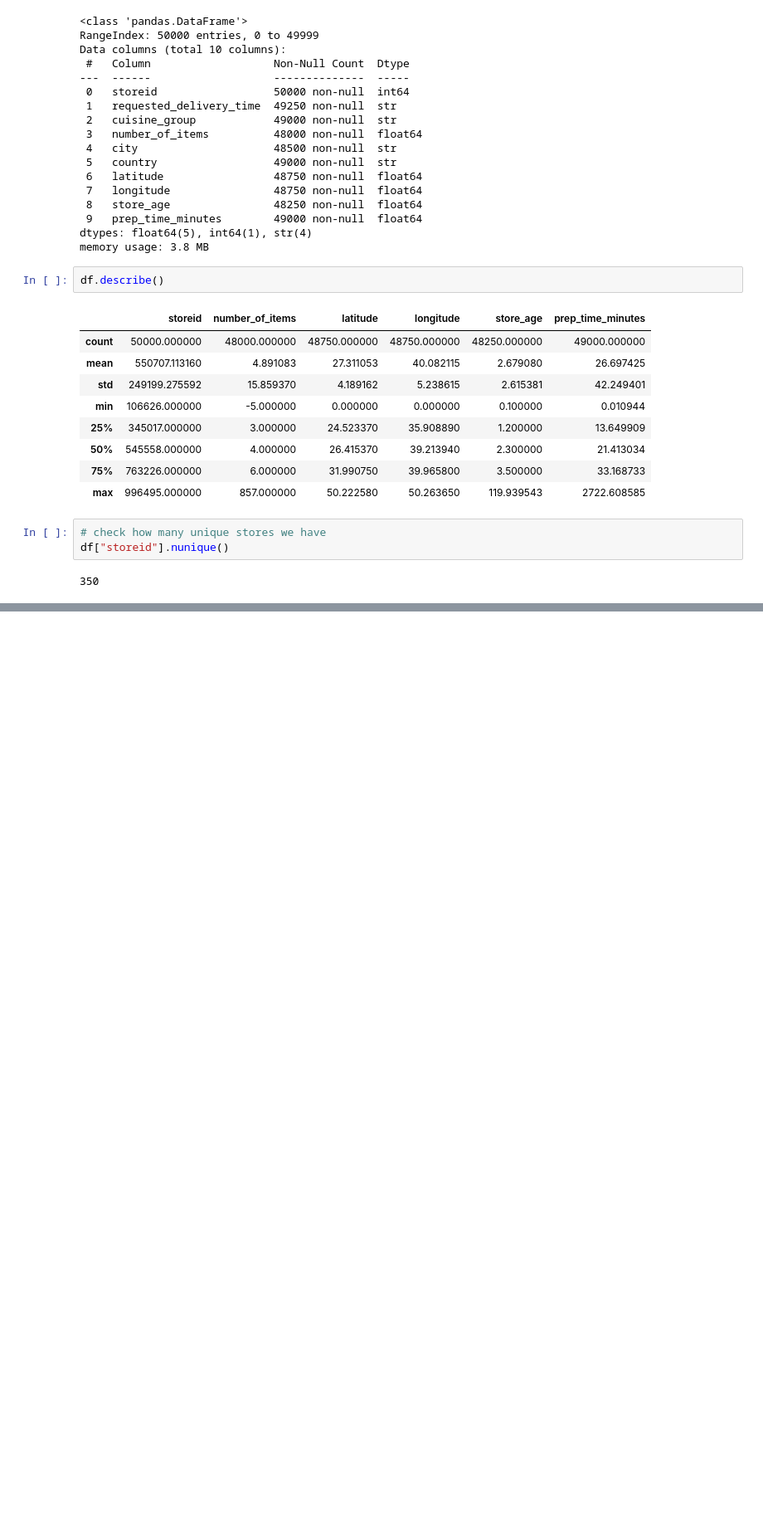
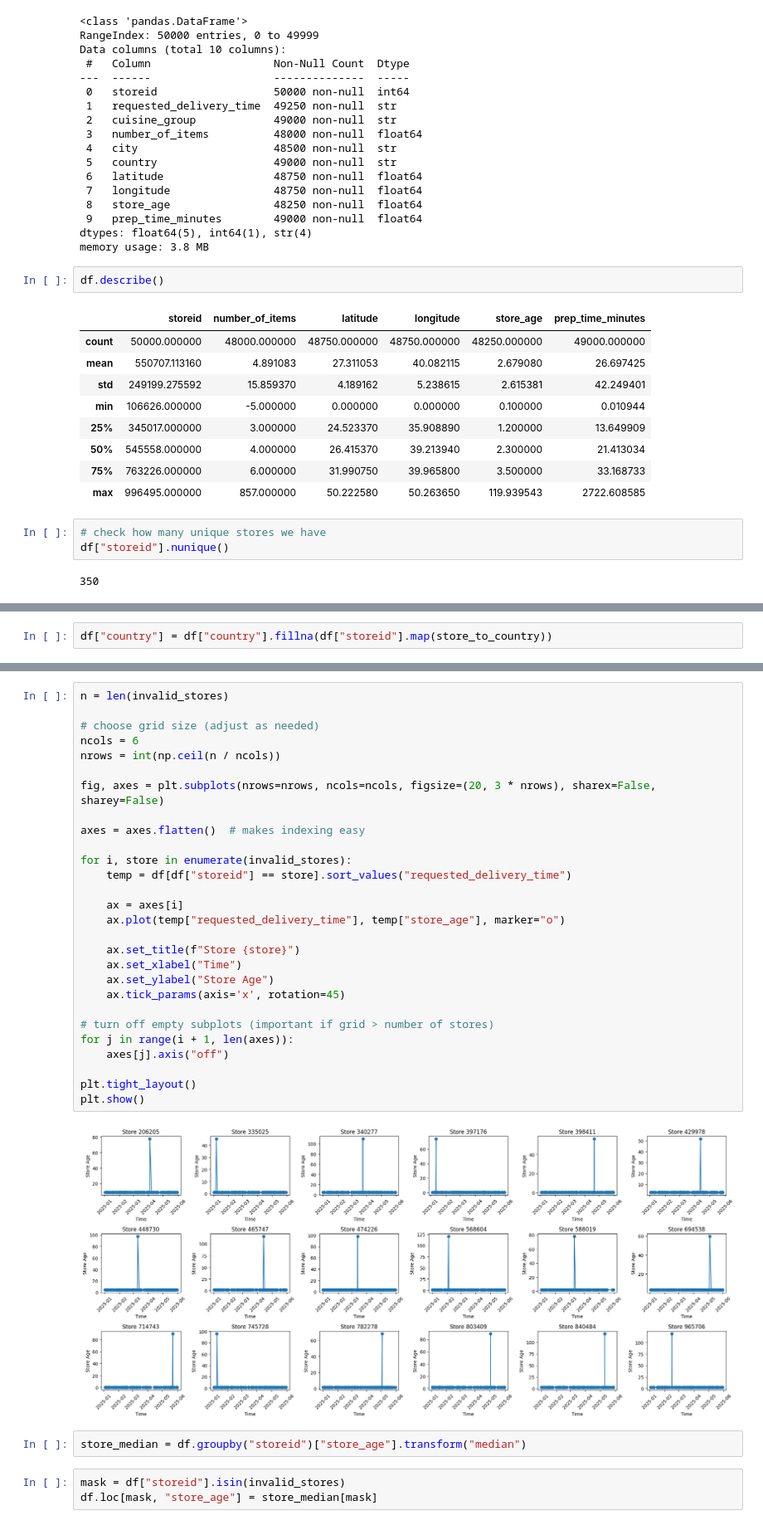
Before and after one commit to raghadkibrahim/food_prep_prediction, a Jupyter notebook: 01_data_cleaning.ipynb, the cells around one changed output, grey strips where cells are left out. Shown at 83% size. Cells and saved outputs as stored; diff of their text form; blank space fills up the shorter version.

```diff
--- a/01_data_cleaning.ipynb
+++ b/01_data_cleaning.ipynb
@@ -56,0 +158,2 @@ df["storeid"].nunique()
+# %%
+df["country"] = df["country"].fillna(df["storeid"].map(store_to_country))
@@ -56,0 +289,35 @@ df["storeid"].nunique()
+# %%
+n = len(invalid_stores)
+
+# choose grid size (adjust as needed)
+ncols = 6
+nrows = int(np.ceil(n / ncols))
+
+fig, axes = plt.subplots(nrows=nrows, ncols=ncols, figsize=(20, 3 * nrows), sharex=False, sharey=False)
+
+axes = axes.flatten()  # makes indexing easy
+
+for i, store in enumerate(invalid_stores):
+    temp = df[df["storeid"] == store].sort_values("requested_delivery_time")
+
+    ax = axes[i]
+    ax.plot(temp["requested_delivery_time"], temp["store_age"], marker="o")
+
+    ax.set_title(f"Store {store}")
+    ax.set_xlabel("Time")
+    ax.set_ylabel("Store Age")
+    ax.tick_params(axis='x', rotation=45)
+
+# turn off empty subplots (important if grid > number of stores)
+for j in range(i + 1, len(axes)):
+    axes[j].axis("off")
+
+plt.tight_layout()
+plt.show()
+# %% [output]
+[figure, added]
+# %%
+store_median = df.groupby("storeid")["store_age"].transform("median")
+# %%
+mask = df["storeid"].isin(invalid_stores)
+df.loc[mask, "store_age"] = store_median[mask]
```
Also changed, not shown: parts of 40 cells of this notebook.
